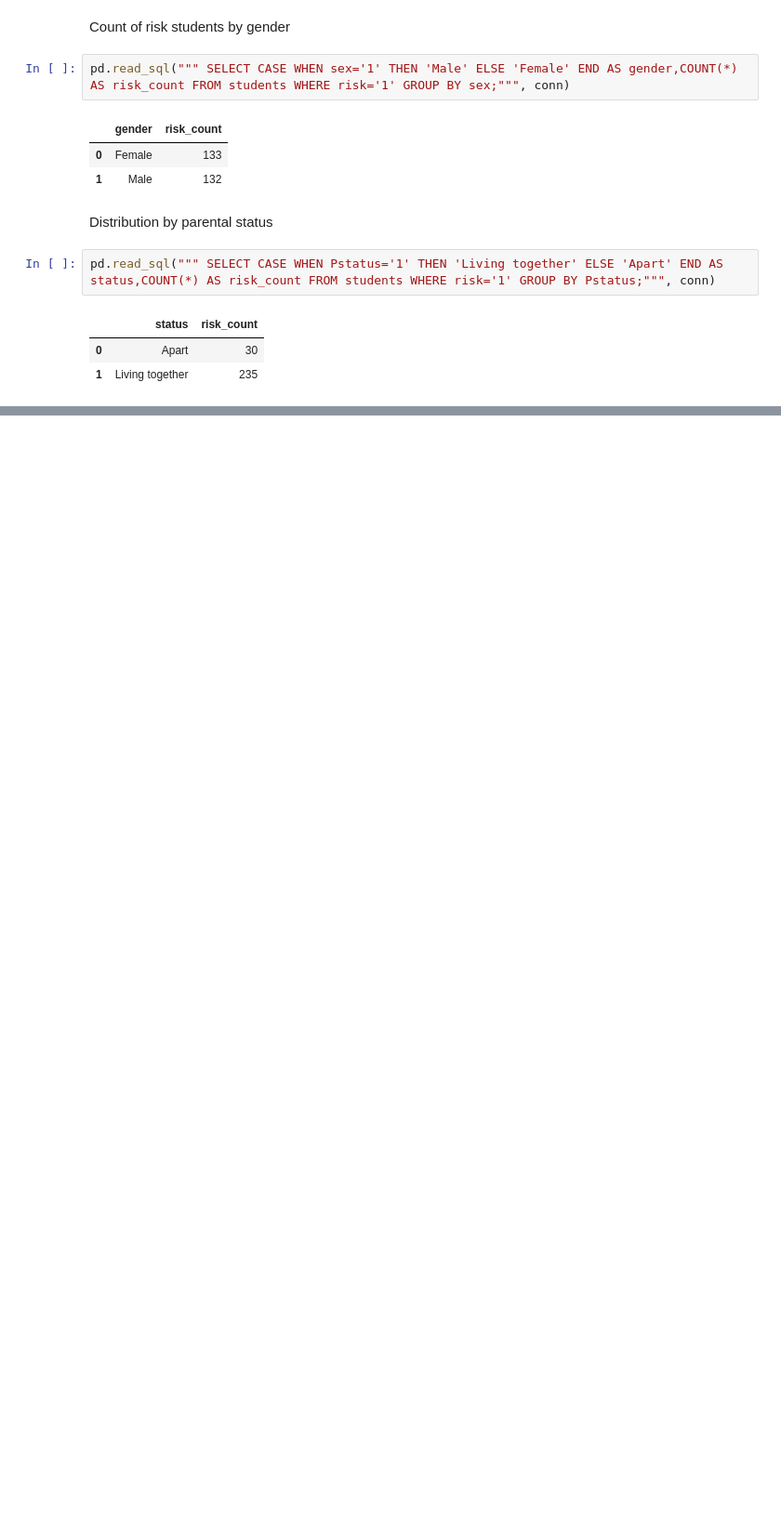
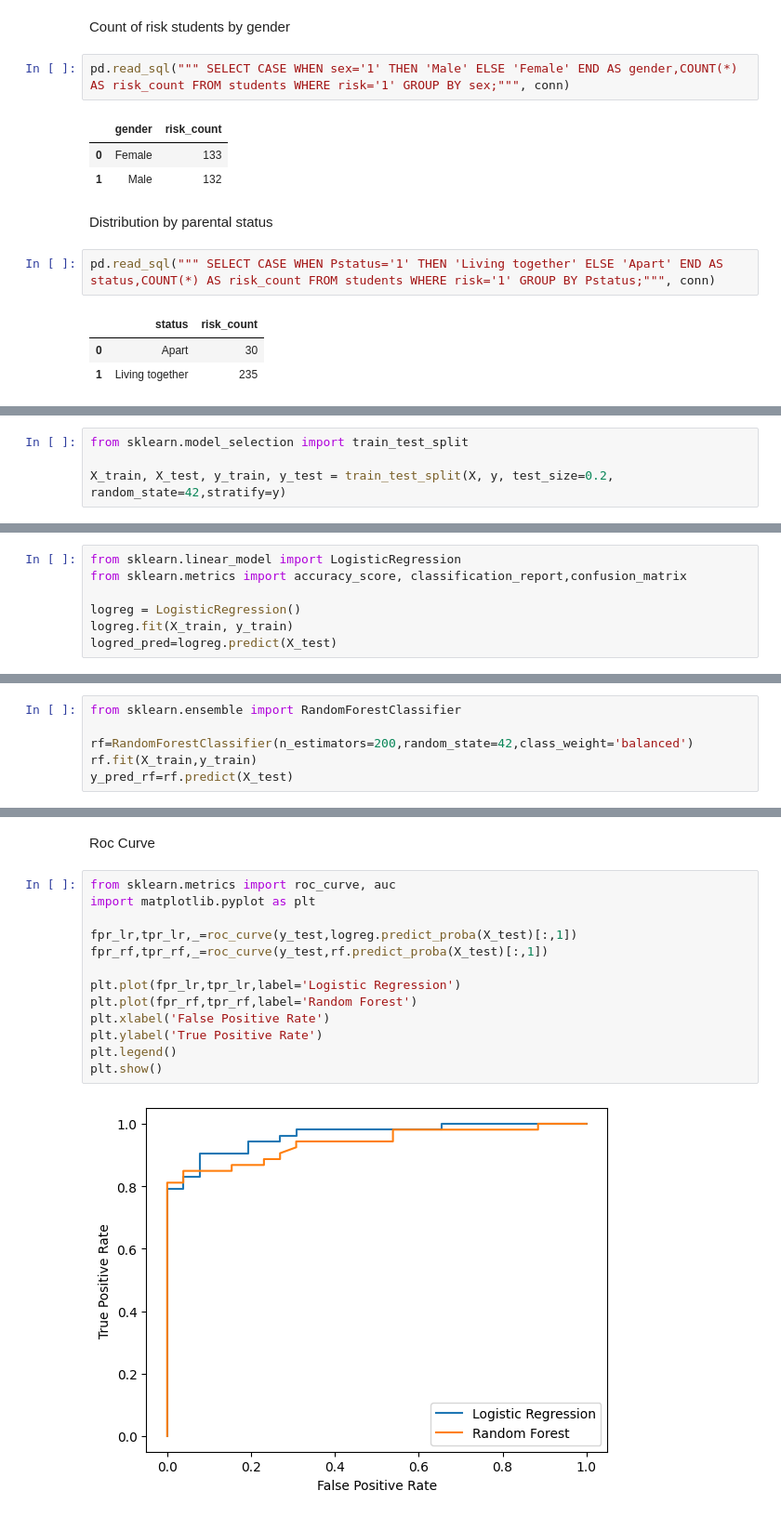
Before and after one commit to theHoodguy4587/Sri-Lanka-Student-Risk-Prediction, a Jupyter notebook: Sri_Lanka_Student_Risk_Prediction.ipynb, the cells around one changed output, grey strips where cells are left out. Shown at 93% size. Saved outputs shown, nothing was run; the diff lists cells and outputs as text; blank space fills up the shorter version.

```diff
--- a/Sri_Lanka_Student_Risk_Prediction.ipynb
+++ b/Sri_Lanka_Student_Risk_Prediction.ipynb
@@ -126,0 +129,4 @@ pd.read_sql(""" SELECT CASE WHEN Pstatus='1' THEN 'Living together' ELSE 'Apart'
+# %%
+from sklearn.model_selection import train_test_split
+
+X_train, X_test, y_train, y_test = train_test_split(X, y, test_size=0.2, random_state=42,stratify=y)
@@ -126,0 +135,7 @@ pd.read_sql(""" SELECT CASE WHEN Pstatus='1' THEN 'Living together' ELSE 'Apart'
+# %%
+from sklearn.linear_model import LogisticRegression
+from sklearn.metrics import accuracy_score, classification_report,confusion_matrix
+
+logreg = LogisticRegression()
+logreg.fit(X_train, y_train)
+logred_pred=logreg.predict(X_test)
@@ -126,0 +169,6 @@ pd.read_sql(""" SELECT CASE WHEN Pstatus='1' THEN 'Living together' ELSE 'Apart'
+# %%
+from sklearn.ensemble import RandomForestClassifier
+
+rf=RandomForestClassifier(n_estimators=200,random_state=42,class_weight='balanced')
+rf.fit(X_train,y_train)
+y_pred_rf=rf.predict(X_test)
@@ -126,0 +192,17 @@ pd.read_sql(""" SELECT CASE WHEN Pstatus='1' THEN 'Living together' ELSE 'Apart'
+# %% [markdown]
+Roc Curve
+# %%
+from sklearn.metrics import roc_curve, auc
+import matplotlib.pyplot as plt
+
+fpr_lr,tpr_lr,_=roc_curve(y_test,logreg.predict_proba(X_test)[:,1])
+fpr_rf,tpr_rf,_=roc_curve(y_test,rf.predict_proba(X_test)[:,1])
+
+plt.plot(fpr_lr,tpr_lr,label='Logistic Regression')
+plt.plot(fpr_rf,tpr_rf,label='Random Forest')
+plt.xlabel('False Positive Rate')
+plt.ylabel('True Positive Rate')
+plt.legend()
+plt.show()
+# %% [output]
+[figure, added]
```
Also changed, not shown: parts of 8 cells of this notebook.
